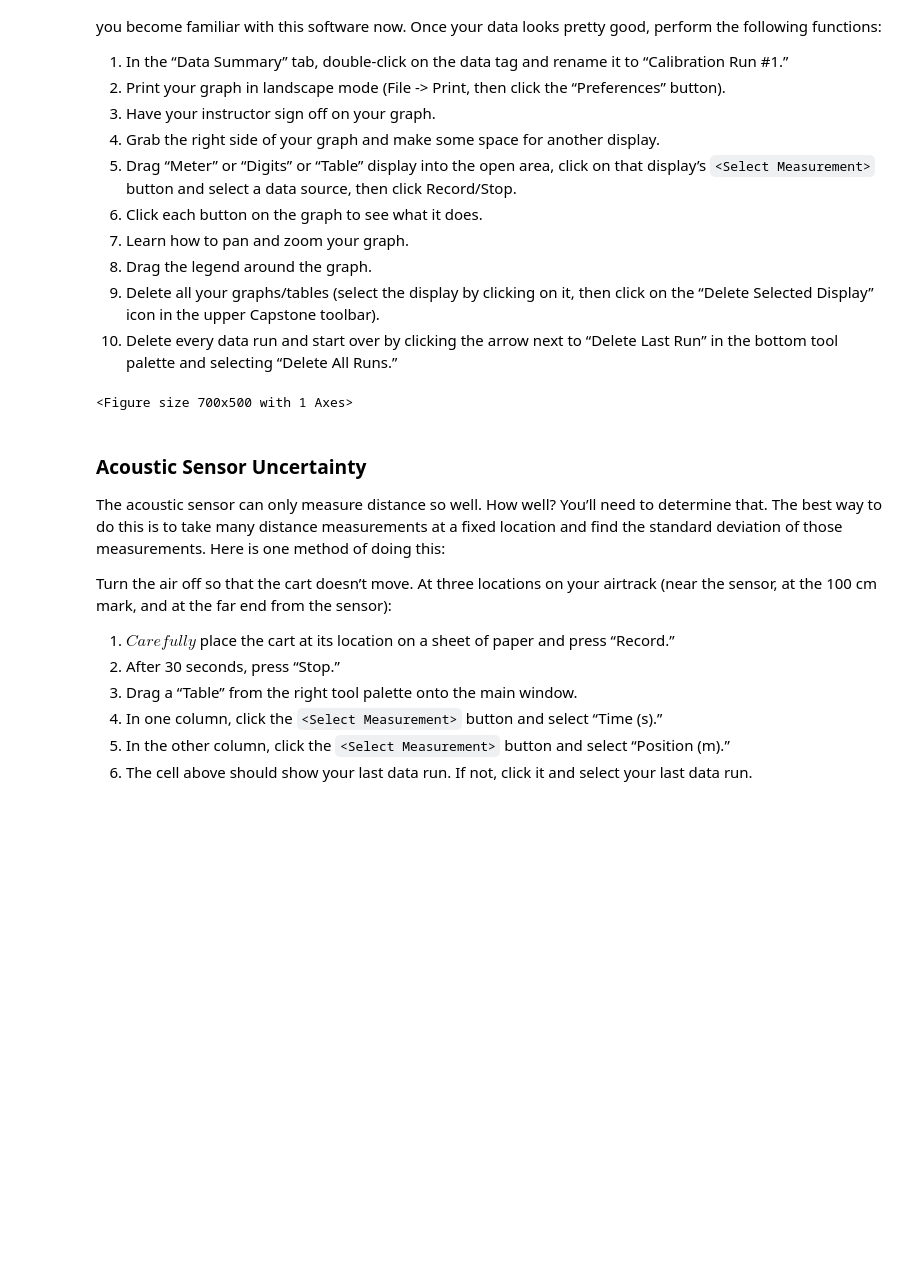
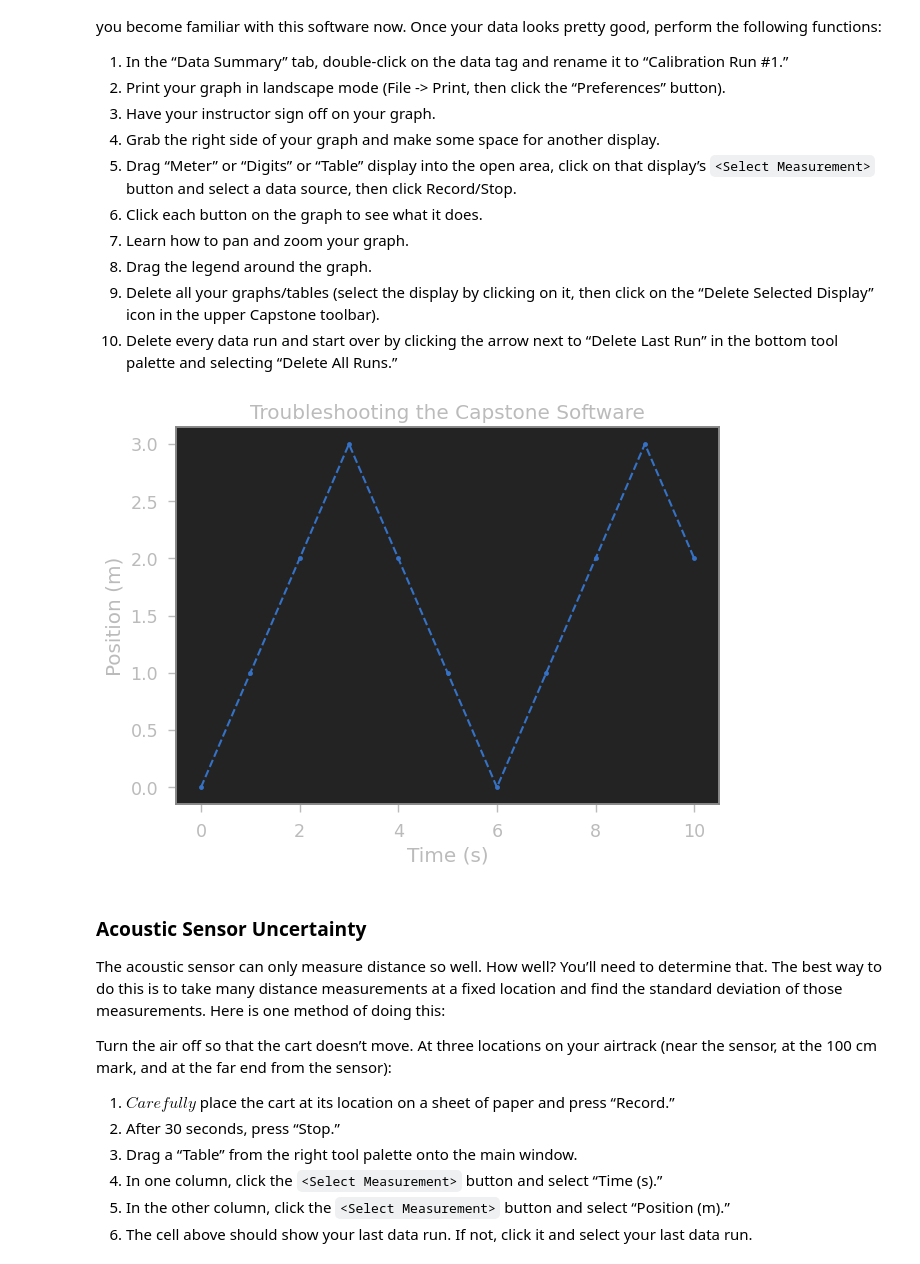
Before and after one commit to nmack21/PhysicsLabs, a Jupyter notebook: PHYS201/PHYS201L2-1.ipynb, the cells around one changed output. Saved outputs shown, nothing was run; the diff lists cells and outputs as text; code cells hidden in the pictures; blank space fills up the shorter version.

```diff
--- a/PHYS201/PHYS201L2-1.ipynb
+++ b/PHYS201/PHYS201L2-1.ipynb
@@ -177,6 +177,8 @@ import numpy as np
 import matplotlib.pyplot as plt
 import pandas as pd
 from P201_Functions import *
+
+set_dark_mode(False)
 
 # Reads the name of the csv file and gets the data
 df = pd.read_csv("./Demo files/Sawtooth test.csv")
@@ -185,34 +187,34 @@ df = pd.read_csv("./Demo files/Sawtooth test.csv")
 #df.info()
 
 print("")
 
 # Defines the x and y values
 time = df.filter(['Time (s)'], axis=1).dropna()
 position = df.filter(['Position (m)'], axis=1).dropna()
 
 # Create a figure of reasonable size and resolution, white background, black edge color
 fig=plt.figure(figsize=(7,5), dpi= 100, facecolor='w', edgecolor='k')
 
 # Gets the data values for x and y
 x_data = time.values.reshape(-1, 1)
 y_data = position.values.reshape(-1, 1)
 
 # Creates the base plot with titles
 # df.plot(x='Time (s)', y='Position (m)', kind ='scatter')
 plt.plot(x_data,y_data,'b.')
 plt.ylabel('Position (m)')
 plt.xlabel('Time (s)')
 plt.title('Troubleshooting the Capstone Software')
 
 # Add a dotted line through the data points
 plt.plot(x_data,y_data,'b--')
 
 # Displays the plot
 plt.show()
 
 print("")
 # %% [output]
-<Figure size 700x500 with 1 Axes>
+[figure, added]
 # %% [markdown]
 ### Acoustic Sensor Uncertainty
 The acoustic sensor can only measure distance so well. How well? You’ll need to determine that. The best way to do this is to take many distance measurements at a fixed location and find the standard deviation of those measurements. Here is one method of doing this:
```
Also changed, not shown: parts of 1 cell of this notebook, 1 other file.
